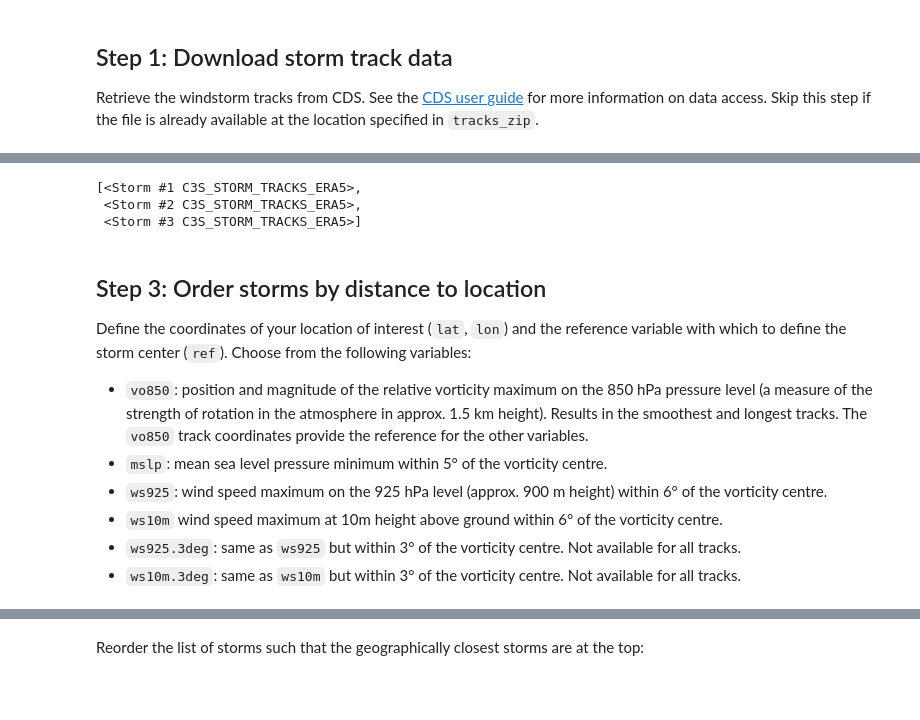
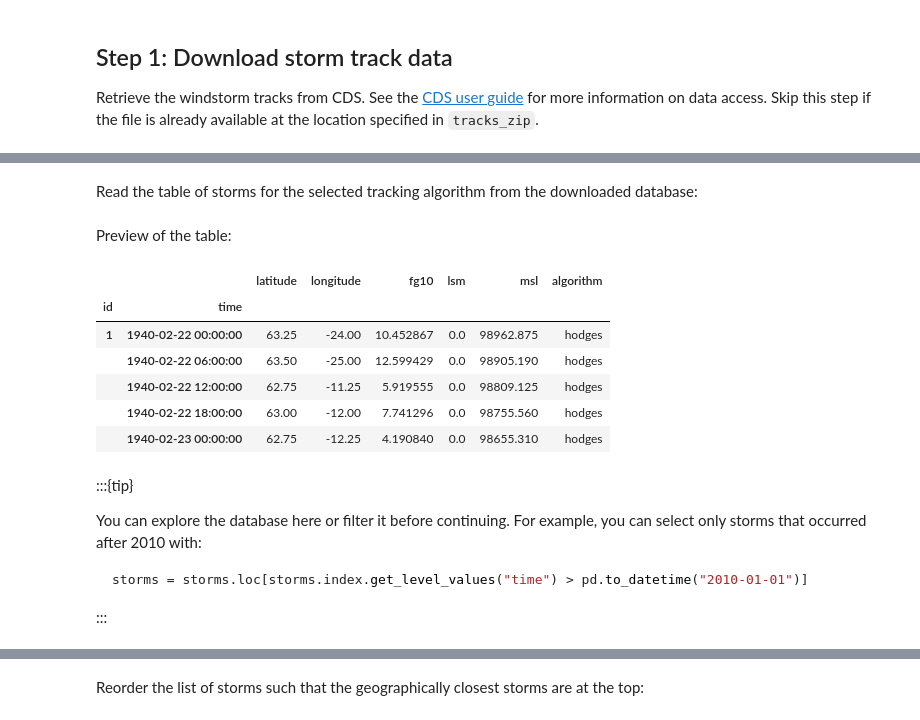
Before and after one commit to CLIMAAX/STORMS, a Jupyter notebook: 01_windstorm/Selection_helper_STORMS.ipynb, the cells around one changed output, grey strips where cells are left out. Cells and saved outputs as stored; diff of their text form; code cells hidden in the pictures; blank space fills up the shorter version.

````diff
--- a/01_windstorm/Selection_helper_STORMS.ipynb
+++ b/01_windstorm/Selection_helper_STORMS.ipynb
@@ -35,7 +37,9 @@ KEY = None  # put your key if required
 
 client = cdsapi.Client(url=URL, key=KEY)
 
-tracks_zip = client.retrieve("sis-european-wind-storm-indicators", {
-    "product": ["windstorm_tracks"],
-    "variable": "all"
+tracks_zip = client.retrieve("sis-european-wind-storm-reanalysis", {
+    "product": "windstorm_track",
+    "variable": "all",
+    "tracking_algorithm": ["hodges", "tempestextremes"],
+    "event_aggregation": "all_events"
 }).download(tracks_zip)
@@ -100,17 +45,0 @@ then parse the text representation of the tracks in the file:
-# %%
-def read_storms(f):
-    storms = []
-    while True:
-        try:
-            storms.append(Storm.from_iter(f))
-        except StopIteration:
-            break
-    return storms
-
-
-tracks_dat = "C3S_StormTracks_era5_19792021_0100_v1.dat"
-
-with zipfile.ZipFile(tracks_zip) as archive:
-    assert tracks_dat in archive.namelist()
-    with archive.open("C3S_StormTracks_era5_19792021_0100_v1.dat", "r") as f:
-        storms = read_storms(io.TextIOWrapper(f))
@@ -118,0 +58,2 @@ The first storms in the list:
+# %% [markdown]
+Read the table of storms for the selected tracking algorithm from the downloaded database:
@@ -119,18 +76,22 @@ The first storms in the list:
+# %% [markdown]
+Preview of the table:
 # %%
-storms[:3]
+storms.head()
 # %% [output]
-[<Storm #1 C3S_STORM_TRACKS_ERA5>,
- <Storm #2 C3S_STORM_TRACKS_ERA5>,
- <Storm #3 C3S_STORM_TRACKS_ERA5>]
+|  |  | latitude | longitude | fg10 | lsm | msl | algorithm |
+| id | time |  |  |  |  |  |  |
+| 1 | 1940-02-22 00:00:00 | 63.25 | -24.00 | 10.452867 | 0.0 | 98962.875 | hodges |
+|  | 1940-02-22 06:00:00 | 63.50 | -25.00 | 12.599429 | 0.0 | 98905.190 | hodges |
+|  | 1940-02-22 12:00:00 | 62.75 | -11.25 | 5.919555 | 0.0 | 98809.125 | hodges |
+|  | 1940-02-22 18:00:00 | 63.00 | -12.00 | 7.741296 | 0.0 | 98755.560 | hodges |
+|  | 1940-02-23 00:00:00 | 62.75 | -12.25 | 4.190840 | 0.0 | 98655.310 | hodges |
-# %% [markdown]
-## Step 3: Order storms by distance to location
-
-Define the coordinates of your location of interest (`lat`, `lon`) and the reference variable with which to define the storm center (`ref`).
-Choose from the following variables:
-
-- `vo850`: position and magnitude of the relative vorticity maximum on the 850 hPa pressure level (a measure of the strength of rotation in the atmosphere in approx. 1.5 km height). Results in the smoothest and longest tracks. The `vo850` track coordinates provide the reference for the other variables.
-- `mslp`: mean sea level pressure minimum within 5° of the vorticity centre.
-- `ws925`: wind speed maximum on the 925 hPa level (approx. 900 m height) within 6° of the vorticity centre.
-- `ws10m` wind speed maximum at 10m height above ground within 6° of the vorticity centre.
-- `ws925.3deg`: same as `ws925` but within 3° of the vorticity centre. Not available for all tracks.
-- `ws10m.3deg`: same as `ws10m` but within 3° of the vorticity centre. Not available for all tracks.
+# %% [markdown]
+:::{tip}
+
+You can explore the database here or filter it before continuing.
+For example, you can select only storms that occurred after 2010 with:
+
+```python
+storms = storms.loc[storms.index.get_level_values("time") > pd.to_datetime("2010-01-01")]
+```
+:::
````
Also changed, not shown: parts of 26 cells of this notebook.
